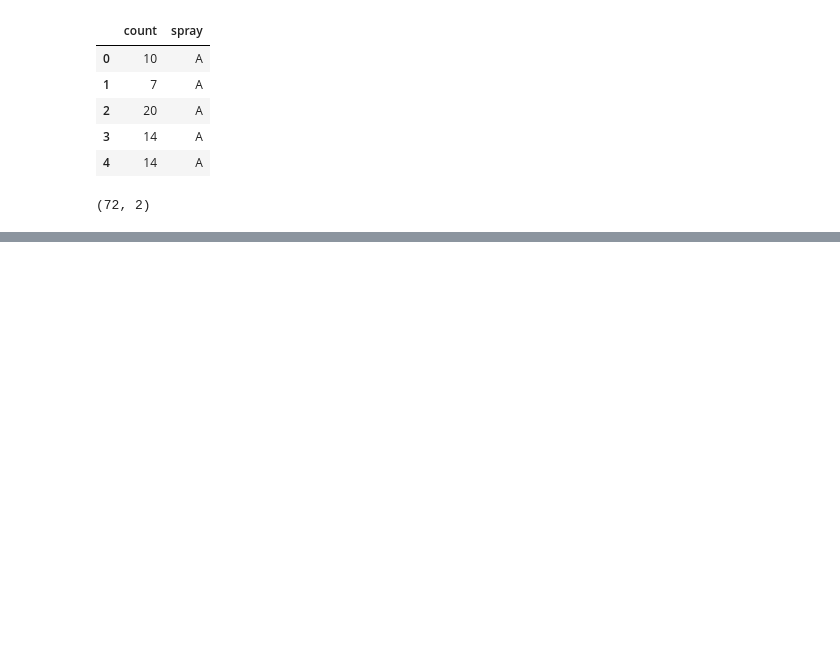
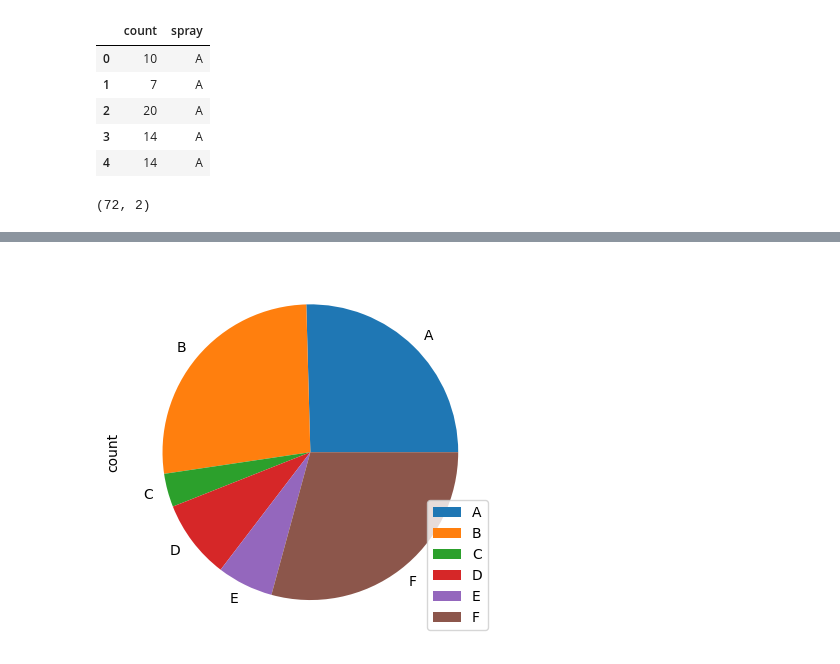
Before and after one commit to stephanyresque/Estudos, a Jupyter notebook: analise_exploratoria/barras_setores.ipynb, the cells around one changed output, grey strips where cells are left out. Saved outputs shown, nothing was run; the diff lists cells and outputs as text; code cells hidden in the pictures; blank space fills up the shorter version.

```diff
--- a/analise_exploratoria/barras_setores.ipynb
+++ b/analise_exploratoria/barras_setores.ipynb
@@ -21,0 +42,4 @@ df.shape
+# %%
+agrupado.plot.pie(legend = True);
+# %% [output]
+[figure, added]
```
Also changed, not shown: parts of 3 cells of this notebook.
